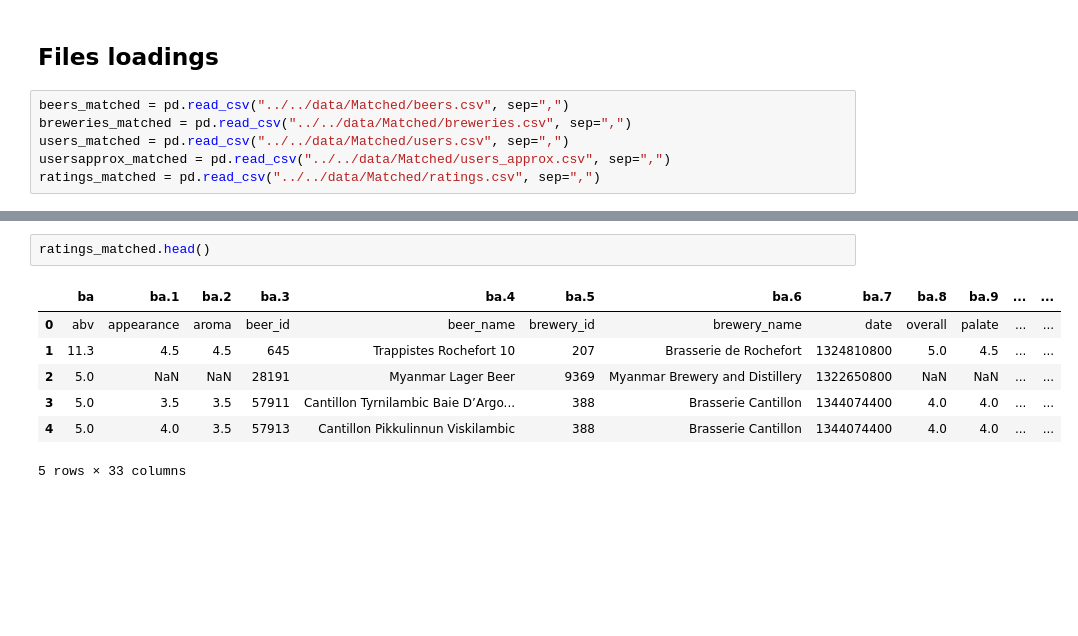
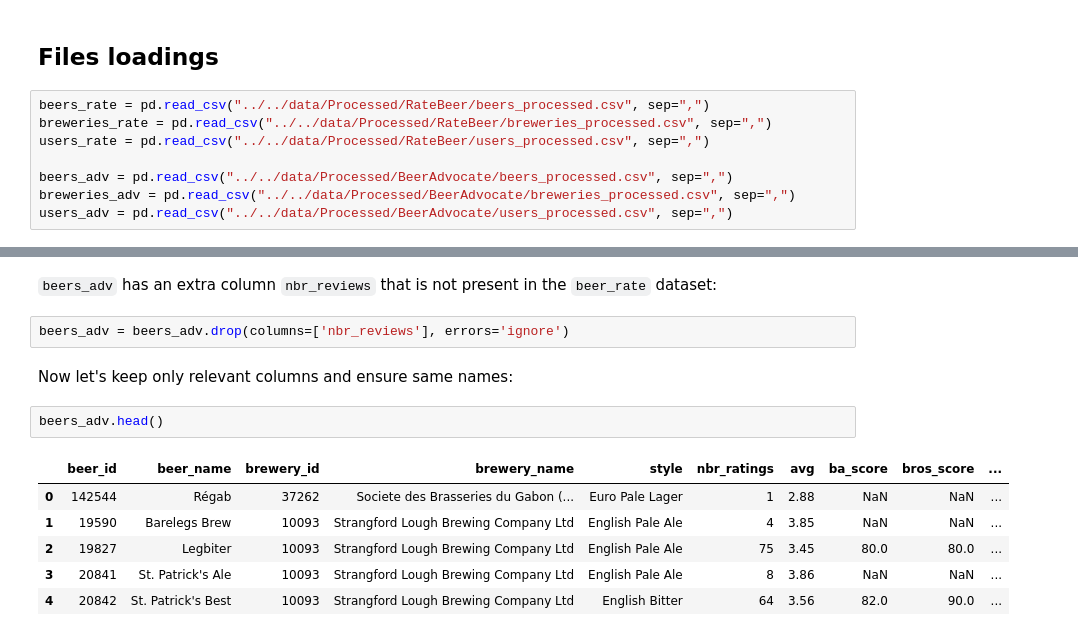
Before and after one commit to epfl-ada/ada-2024-project-mediterranean, a Jupyter notebook: src/data/data_processing_Matched.ipynb, the cells around one changed output, grey strips where cells are left out. Saved outputs shown, nothing was run; the diff lists cells and outputs as text; blank space fills up the shorter version.

Commit message:
data processing MATCHED BEERS DONE and HIGH DEGREE FILTERING

```diff
--- a/src/data/data_processing_Matched.ipynb
+++ b/src/data/data_processing_Matched.ipynb
@@ -5,8 +14,10 @@ import pandas as pd
 # %% [markdown]
 ## Files loadings
 # %%
-beers_matched = pd.read_csv("../../data/Matched/beers.csv", sep=",")
-breweries_matched = pd.read_csv("../../data/Matched/breweries.csv", sep=",")
-users_matched = pd.read_csv("../../data/Matched/users.csv", sep=",")
-usersapprox_matched = pd.read_csv("../../data/Matched/users_approx.csv", sep=",")
-ratings_matched = pd.read_csv("../../data/Matched/ratings.csv", sep=",")
+beers_rate = pd.read_csv("../../data/Processed/RateBeer/beers_processed.csv", sep=",")
+breweries_rate = pd.read_csv("../../data/Processed/RateBeer/breweries_processed.csv", sep=",")
+users_rate = pd.read_csv("../../data/Processed/RateBeer/users_processed.csv", sep=",")
+
+beers_adv = pd.read_csv("../../data/Processed/BeerAdvocate/beers_processed.csv", sep=",")
+breweries_adv = pd.read_csv("../../data/Processed/BeerAdvocate/breweries_processed.csv", sep=",")
+users_adv = pd.read_csv("../../data/Processed/BeerAdvocate/users_processed.csv", sep=",")
@@ -13,11 +66,16 @@ ratings_matched = pd.read_csv("../../data/Matched/ratings.csv", sep=",")
+# %% [markdown]
+`beers_adv` has an extra column `nbr_reviews` that is not present in the `beer_rate` dataset:
+# %%
+beers_adv = beers_adv.drop(columns=['nbr_reviews'], errors='ignore')
+# %% [markdown]
+Now let's keep only relevant columns and ensure same names:
 # %%
-ratings_matched.head()
+beers_adv.head()
 # %% [output]
-|  | ba | ba.1 | ba.2 | ba.3 | ba.4 | ba.5 | ba.6 | ba.7 | ba.8 | ba.9 | ... | ... |
-| 0 | abv | appearance | aroma | beer_id | beer_name | brewery_id | brewery_name | date | overall | palate | ... | ... |
-| 1 | 11.3 | 4.5 | 4.5 | 645 | Trappistes Rochefort 10 | 207 | Brasserie de Rochefort | 1324810800 | 5.0 | 4.5 | ... | ... |
-| 2 | 5.0 | NaN | NaN | 28191 | Myanmar Lager Beer | 9369 | Myanmar Brewery and Distillery | 1322650800 | NaN | NaN | ... | ... |
-| 3 | 5.0 | 3.5 | 3.5 | 57911 | Cantillon Tyrnilambic Baie D’Argo... | 388 | Brasserie Cantillon | 1344074400 | 4.0 | 4.0 | ... | ... |
-| 4 | 5.0 | 4.0 | 3.5 | 57913 | Cantillon Pikkulinnun Viskilambic | 388 | Brasserie Cantillon | 1344074400 | 4.0 | 4.0 | ... | ... |
+|  | beer_id | beer_name | brewery_id | brewery_name | style | nbr_ratings | avg | ba_score | bros_score | ... |
+| 0 | 142544 | Régab | 37262 | Societe des Brasseries du Gabon (... | Euro Pale Lager | 1 | 2.88 | NaN | NaN | ... |
+| 1 | 19590 | Barelegs Brew | 10093 | Strangford Lough Brewing Company Ltd | English Pale Ale | 4 | 3.85 | NaN | NaN | ... |
+| 2 | 19827 | Legbiter | 10093 | Strangford Lough Brewing Company Ltd | English Pale Ale | 75 | 3.45 | 80.0 | 80.0 | ... |
+| 3 | 20841 | St. Patrick's Ale | 10093 | Strangford Lough Brewing Company Ltd | English Pale Ale | 8 | 3.86 | NaN | NaN | ... |
+| 4 | 20842 | St. Patrick's Best | 10093 | Strangford Lough Brewing Company Ltd | English Bitter | 64 | 3.56 | 82.0 | 90.0 | ... |
-5 rows × 33 columns
 # %%
```
Also changed, not shown: parts of 21 cells of this notebook.
